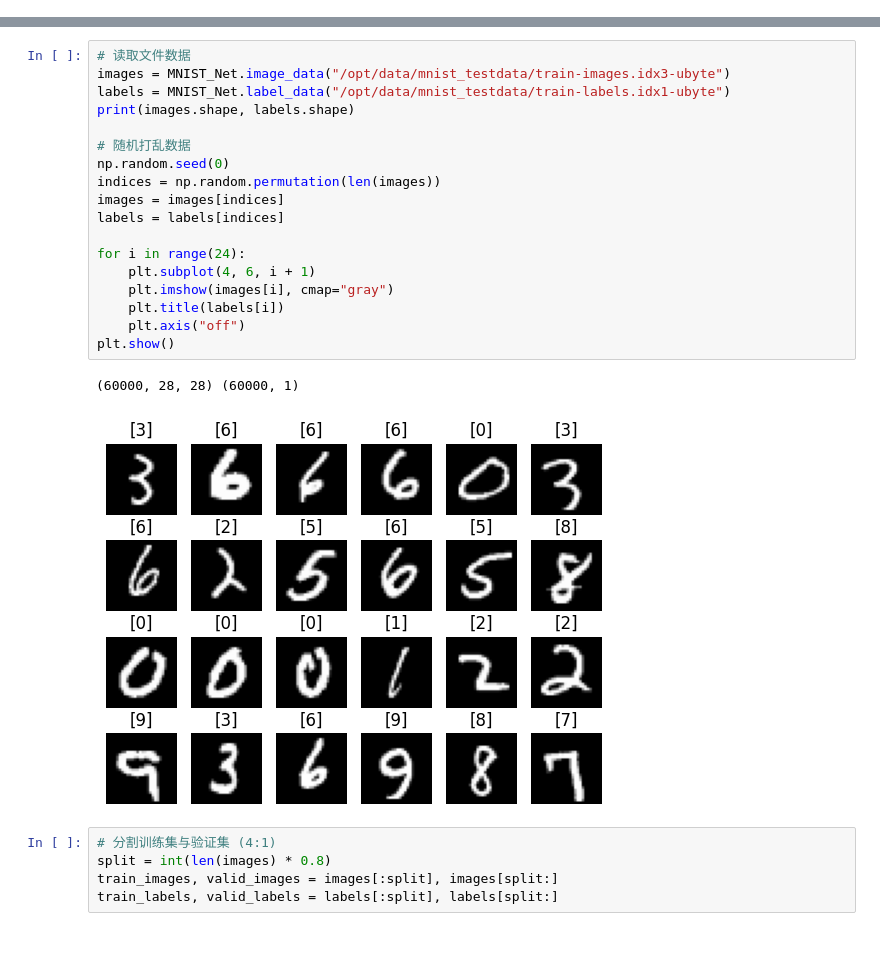
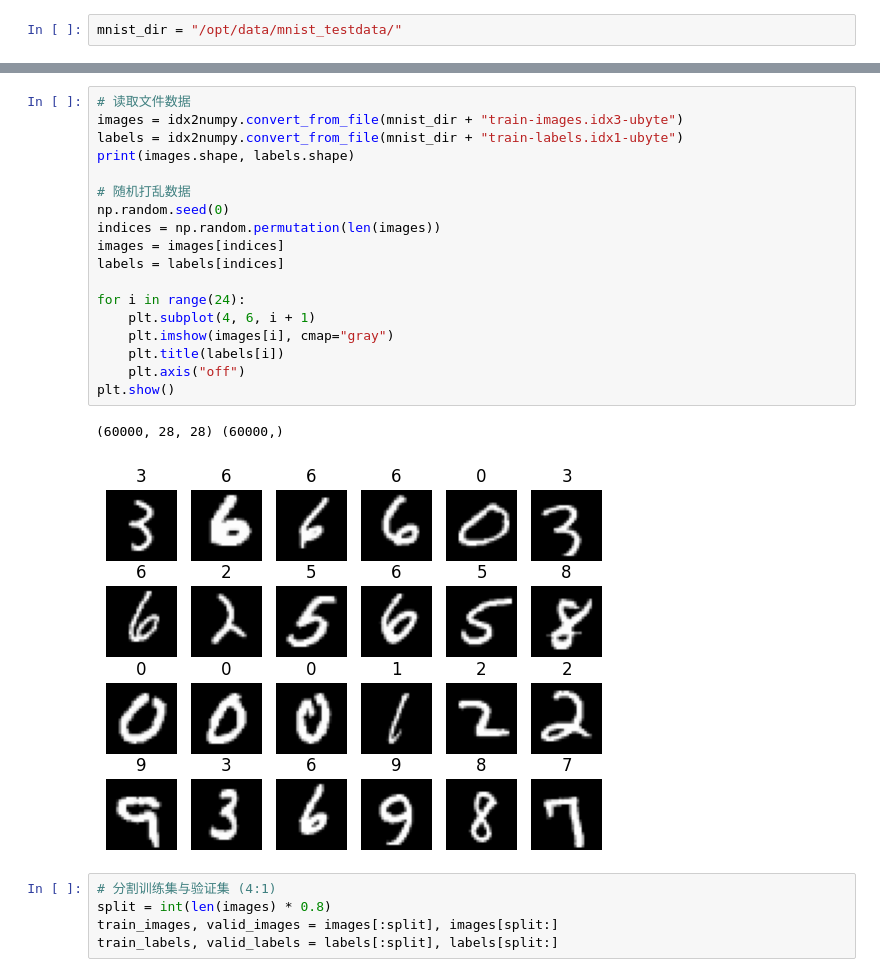
Before and after one commit to Invisiphantom/Python-Table, a Jupyter notebook: task2/task2_mnist_torch.ipynb, the cells around one changed output, grey strips where cells are left out. Saved outputs shown, nothing was run; the diff lists cells and outputs as text; blank space fills up the shorter version.

```diff
--- a/task2/task2_mnist_torch.ipynb
+++ b/task2/task2_mnist_torch.ipynb
@@ -17,6 +17,8 @@ device = torch.accelerator.current_accelerator().type if torch.accelerator.is_av
 print(f"device: {device}")
 # %% [output]
 device: cuda
+# %%
+mnist_dir = "/opt/data/mnist_testdata/"
 # %%
 # 用于适配interview接口
 class MNIST_Net(nn.Module):
@@ -92,25 +74,25 @@ class MNIST_Net(nn.Module):
         return self.net(x)
 # %%
 # 读取文件数据
-images = MNIST_Net.image_data("/opt/data/mnist_testdata/train-images.idx3-ubyte")
-labels = MNIST_Net.label_data("/opt/data/mnist_testdata/train-labels.idx1-ubyte")
+images = idx2numpy.convert_from_file(mnist_dir + "train-images.idx3-ubyte")
+labels = idx2numpy.convert_from_file(mnist_dir + "train-labels.idx1-ubyte")
 print(images.shape, labels.shape)
 
 # 随机打乱数据
 np.random.seed(0)
 indices = np.random.permutation(len(images))
 images = images[indices]
 labels = labels[indices]
 
 for i in range(24):
     plt.subplot(4, 6, i + 1)
     plt.imshow(images[i], cmap="gray")
     plt.title(labels[i])
     plt.axis("off")
 plt.show()
 # %% [output]
-(60000, 28, 28) (60000, 1)
+(60000, 28, 28) (60000,)
-[figure, old version]
+[figure, new version]
 # %%
 # 分割训练集与验证集 (4:1)
 split = int(len(images) * 0.8)
```
Also changed, not shown: parts of 3 cells of this notebook, 18 other files.
